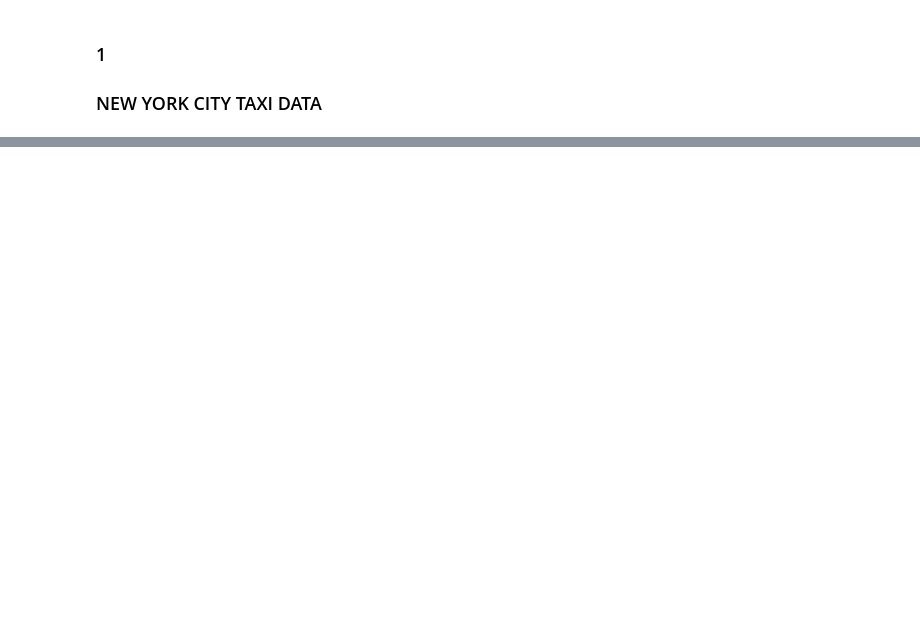
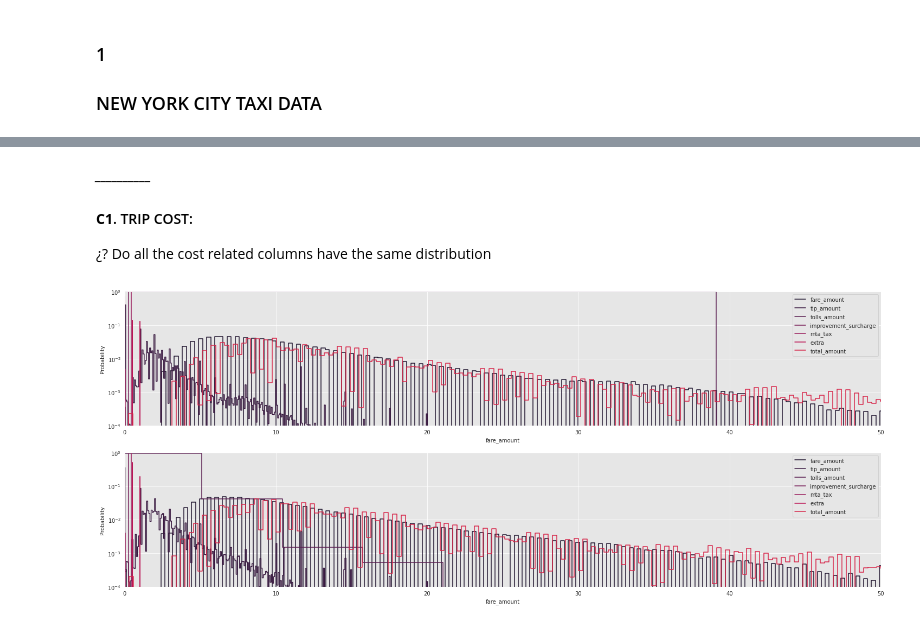
Before and after one commit to LAMDAMielgo/nyc_taxis, a Jupyter notebook: notebooks/EDA 01.ipynb, the cells around one changed output, grey strips where cells are left out. Drawn from its saved outputs; the diff is of its cells as text; code cells hidden in the pictures; blank space fills up the shorter version.

```diff
--- a/notebooks/EDA 01.ipynb
+++ b/notebooks/EDA 01.ipynb
@@ -18,7 +17,7 @@ import seaborn as sns
 import matplotlib.pyplot as plt
 # %%
 #color_palette = ['#f94144', '#f3722c', '#f8961e', '#f9174f', '#90be6d', '#43aa8b', '#577590', '#173F5F']
-rocket_palette = sns.color_palette("rocket", 5)
+rocket_palette = sns.color_palette("rocket", 12)
 sns.set_style("darkgrid", {"axes.facecolor": ".9"})
 # %% [markdown]
 For this project, the following sources found in the Test repo are used:
@@ -74,0 +433,2 @@ z = zipfile.ZipFile(StringIO.StringIO(r.content))
+# %%
+gdf_for_eda.drop(columns = ['VendorID', 'store_and_fwd_flag'], axis = 1, inplace = True)
@@ -74,0 +450,34 @@ z = zipfile.ZipFile(StringIO.StringIO(r.content))
+# %% [markdown]
+*__________*
+#### **C1**. TRIP COST:
+¿? Do all the cost related columns have the same distribution
+# %%
+trip_cost_cols = ['fare_amount', 'tip_amount', 'tolls_amount', 'improvement_surcharge', 'mta_tax', 'extra', 'total_amount']
+
+n = 250000
+div = np.ceil(gdf_for_eda.shape[0]/n)
+
+fix, ax = plt.subplots(ncols = 1, nrows = int(div), figsize = (25,10))
+
+for j in range(0, int(div), 1):
+
+    for i, col in enumerate(trip_cost_cols):
+
+        sns.histplot(data = gdf_for_eda[n*j:(n*j)+n],
+                     x = col,
+                     element = 'step', stat = 'probability', common_norm = False,
+                     color = rocket_palette[i], fill = False, label = col,
+                     ax = ax[j])
+
+    ax[j].set_yscale('log')
+
+    ax[j].set_ylim([0.0001, 1])
+    ax[j].set_xlim([0, 50])
+    ax[j].legend()
+
+plt.show()
+# plt.close()
+
+# TABLES are closed to relieve weight
+# %% [output]
+[figure, added]
```
Also changed, not shown: parts of 48 cells of this notebook.
